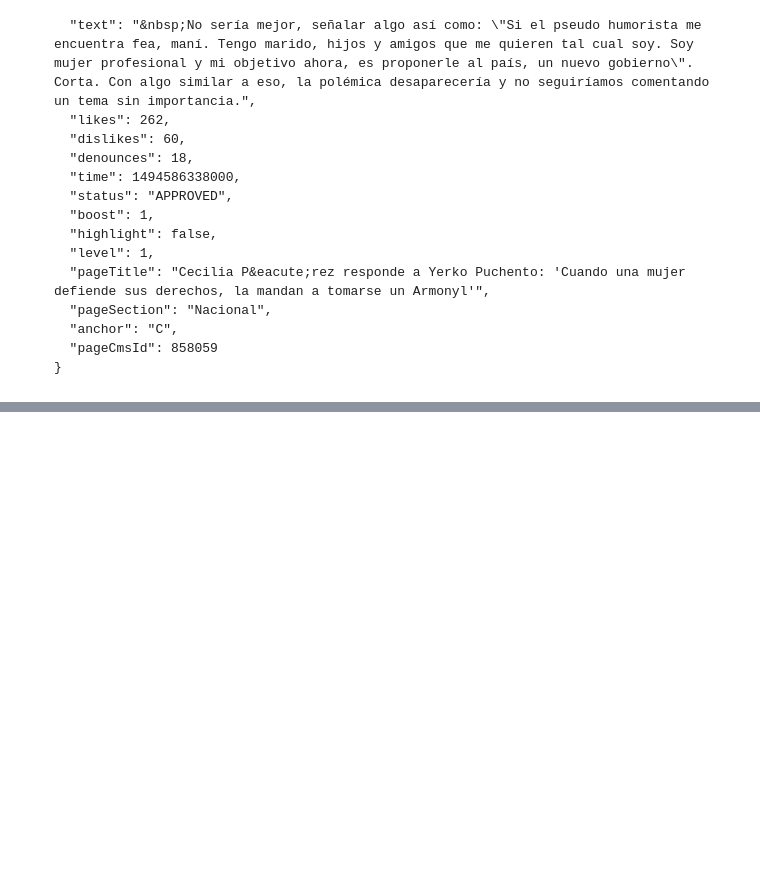
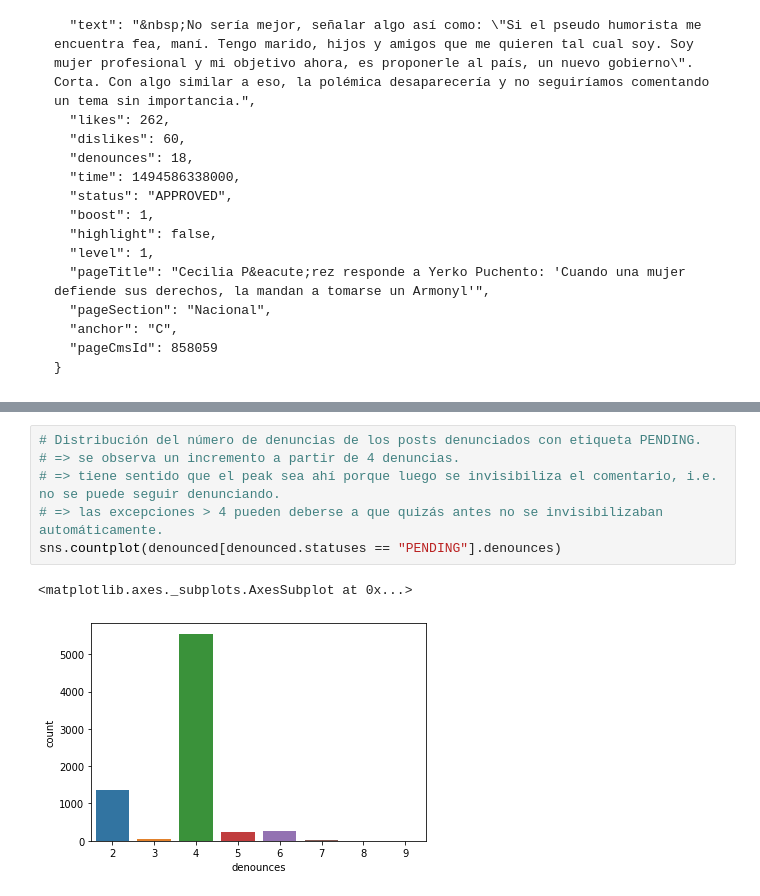
Before and after one commit to rodolfopalma/emol-scraper, a Jupyter notebook: emol-analysis.ipynb, the cells around one changed output, grey strips where cells are left out. Cells and saved outputs as stored; diff of their text form; blank space fills up the shorter version.

```diff
--- a/emol-analysis.ipynb
+++ b/emol-analysis.ipynb
@@ -558,0 +606,9 @@ comments_df.sort_values(by="denounces", ascending=False).head(40)
+# %%
+# Distribución del número de denuncias de los posts denunciados con etiqueta PENDING.
+# => se observa un incremento a partir de 4 denuncias.
+# => tiene sentido que el peak sea ahí porque luego se invisibiliza el comentario, i.e. no se puede seguir denunciando.
+# => las excepciones > 4 pueden deberse a que quizás antes no se invisibilizaban automáticamente.
+sns.countplot(denounced[denounced.statuses == "PENDING"].denounces)
+# %% [output]
+<matplotlib.axes._subplots.AxesSubplot at 0x...>
+[figure, added]
```
Also changed, not shown: parts of 18 cells of this notebook.
